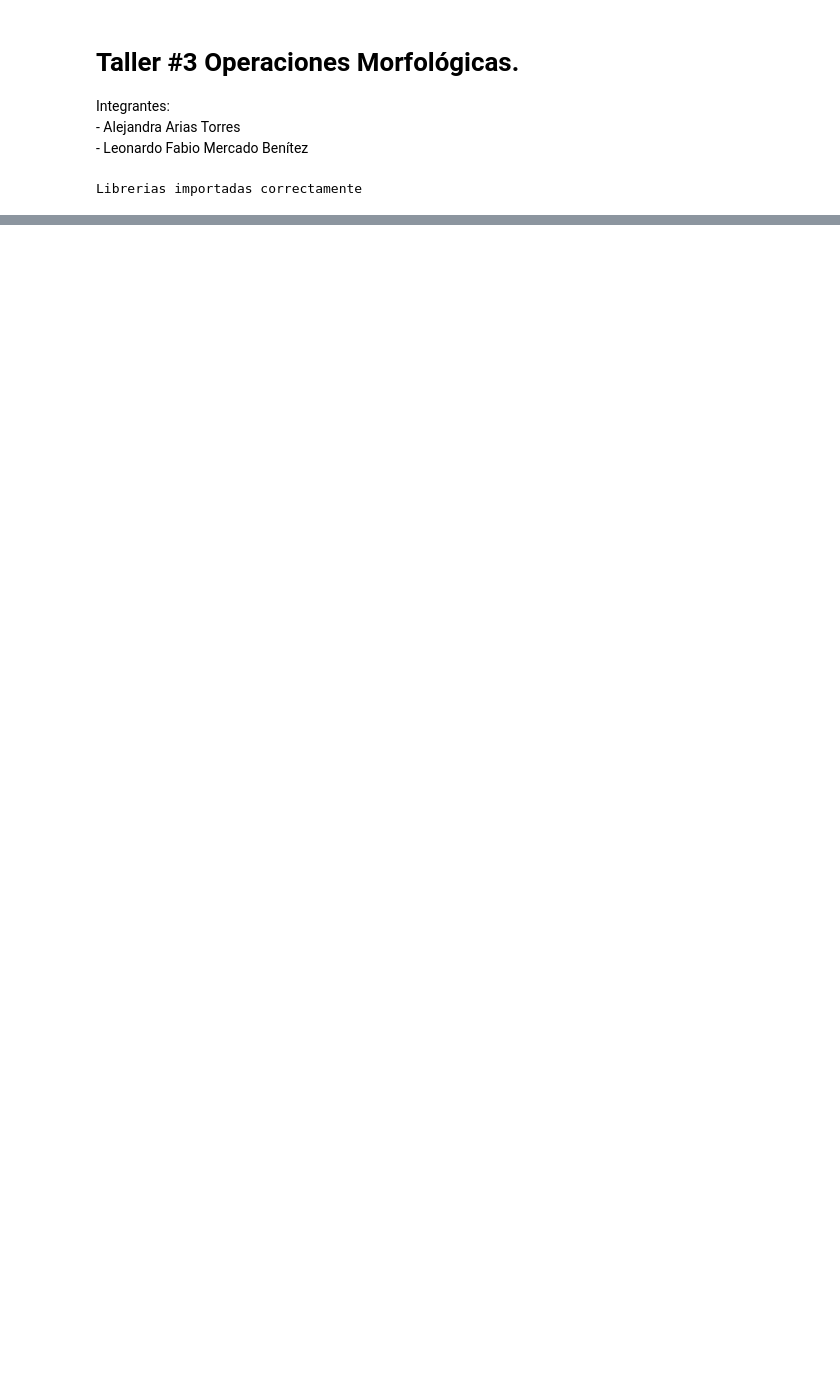
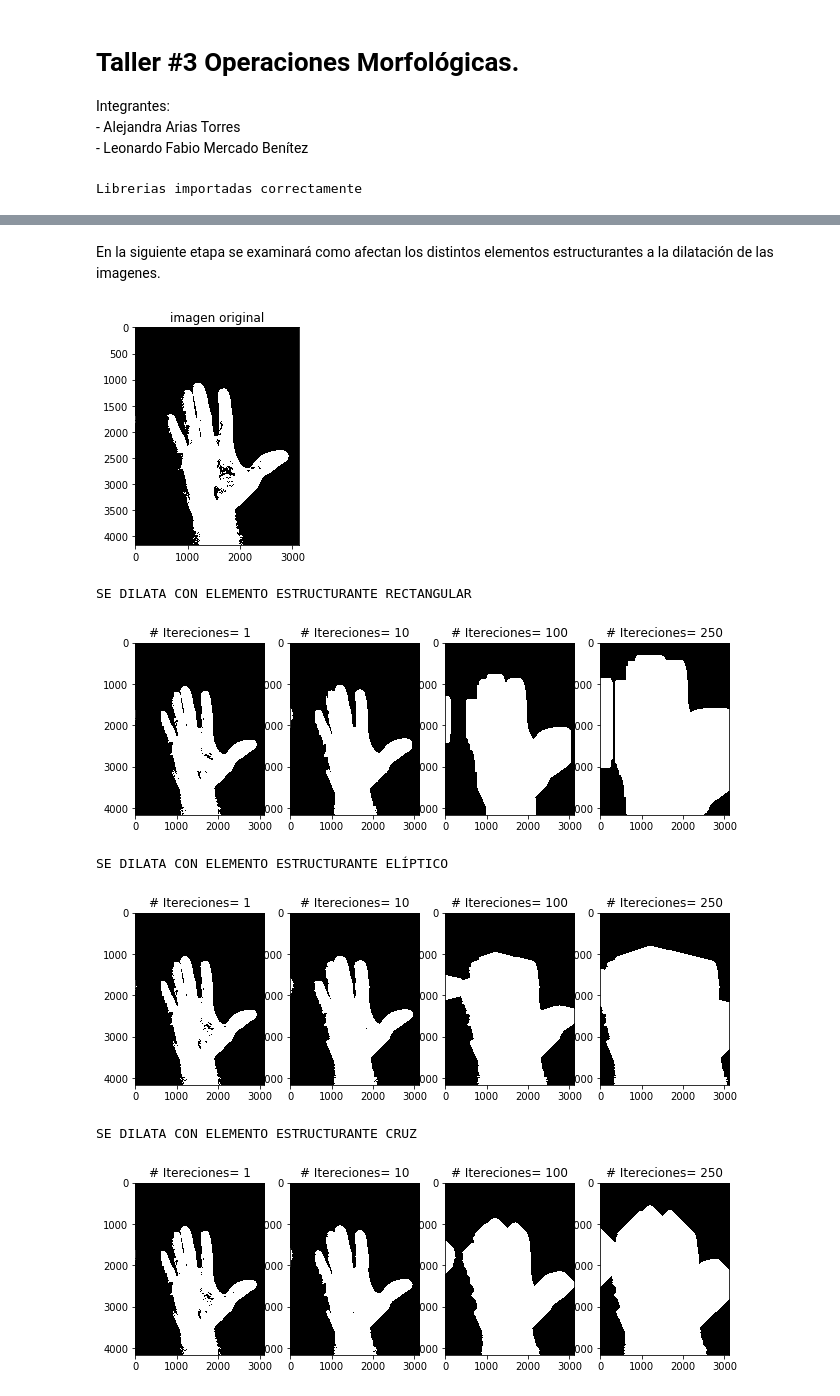
Before and after one commit to LeonardoMercado/TecIA, a Jupyter notebook: compartida de talleres/03 Taller 3 Operaciones Morfológicas/Taller 3 operaciones Morfológicas.ipynb, the cells around one changed output, grey strips where cells are left out. Saved outputs shown, nothing was run; the diff lists cells and outputs as text; code cells hidden in the pictures; blank space fills up the shorter version.

```diff
--- a/compartida de talleres/03 Taller 3 Operaciones Morfológicas/Taller 3 operaciones Morfológicas.ipynb
+++ b/compartida de talleres/03 Taller 3 Operaciones Morfológicas/Taller 3 operaciones Morfológicas.ipynb
@@ -79,0 +83,12 @@ plt.show()
+# %%
+kernel_rect = cv2.getStructuringElement(cv2.MORPH_RECT,(3,8),(1,1))
+kernel_elip = cv2.getStructuringElement(cv2.MORPH_ELLIPSE,(8,3),(1,1))
+kernel_cross = cv2.getStructuringElement(cv2.MORPH_CROSS,(5,5),(2,2))
+print('Kerner rectangular')
+print(kernel_rect)
+print('----------')
+print('Kerner elíptico')
+print(kernel_elip)
+print('----------')
+print('Kerner Cruz')
+print(kernel_cross)
@@ -79,0 +113,55 @@ plt.show()
+# %% [markdown]
+En la siguiente etapa se examinará como afectan los distintos elementos estructurantes a la dilatación de las imagenes.
+# %%
+dilatation_rect_1 = cv2.dilate(img_2_bin,kernel_rect,iterations=1)
+dilatation_elip_1 = cv2.dilate(img_2_bin,kernel_elip,iterations=1)
+dilatation_cross_1 = cv2.dilate(img_2_bin,kernel_cross,iterations=1)
+dilatation_rect_2 = cv2.dilate(img_2_bin,kernel_rect,iterations=10)
+dilatation_elip_2 = cv2.dilate(img_2_bin,kernel_elip,iterations=10)
+dilatation_cross_2 = cv2.dilate(img_2_bin,kernel_cross,iterations=10)
+dilatation_rect_3 = cv2.dilate(img_2_bin,kernel_rect,iterations=100)
+dilatation_elip_3 = cv2.dilate(img_2_bin,kernel_elip,iterations=100)
+dilatation_cross_3 = cv2.dilate(img_2_bin,kernel_cross,iterations=100)
+dilatation_rect_4 = cv2.dilate(img_2_bin,kernel_rect,iterations=250)
+dilatation_elip_4 = cv2.dilate(img_2_bin,kernel_elip,iterations=250)
+dilatation_cross_4 = cv2.dilate(img_2_bin,kernel_cross,iterations=250)
+
+
+plt.figure(1)
+plt.subplot(1,1,1), plt.imshow(img_2_bin,cmap='gray'),plt.title('imagen original')
+plt.show()
+
+plt.figure(2)
+print('SE DILATA CON ELEMENTO ESTRUCTURANTE RECTANGULAR')
+plt.subplot(1,4,1), plt.imshow(dilatation_rect_1,cmap='gray'), plt.title('# Itereciones= 1');
+plt.subplot(1,4,2), plt.imshow(dilatation_rect_2,cmap='gray'), plt.title('# Itereciones= 10');
+plt.subplot(1,4,3), plt.imshow(dilatation_rect_3,cmap='gray'), plt.title('# Itereciones= 100');
+plt.subplot(1,4,4), plt.imshow(dilatation_rect_4,cmap='gray'), plt.title('# Itereciones= 250');
+plt.subplots_adjust(right = 1.5)
+plt.show()
+
+plt.figure(3)
+print('SE DILATA CON ELEMENTO ESTRUCTURANTE ELÍPTICO')
+plt.subplot(1,4,1), plt.imshow(dilatation_elip_1,cmap='gray'), plt.title('# Itereciones= 1');
+plt.subplot(1,4,2), plt.imshow(dilatation_elip_2,cmap='gray'), plt.title('# Itereciones= 10');
+plt.subplot(1,4,3), plt.imshow(dilatation_elip_3,cmap='gray'), plt.title('# Itereciones= 100');
+plt.subplot(1,4,4), plt.imshow(dilatation_elip_4,cmap='gray'), plt.title('# Itereciones= 250')
+plt.subplots_adjust(right = 1.5)
+plt.show()
+
+plt.figure(4)
+print('SE DILATA CON ELEMENTO ESTRUCTURANTE CRUZ')
+plt.subplot(1,4,1), plt.imshow(dilatation_cross_1,cmap='gray'), plt.title('# Itereciones= 1');
+plt.subplot(1,4,2), plt.imshow(dilatation_cross_2,cmap='gray'), plt.title('# Itereciones= 10');
+plt.subplot(1,4,3), plt.imshow(dilatation_cross_3,cmap='gray'), plt.title('# Itereciones= 100')
+plt.subplot(1,4,4), plt.imshow(dilatation_cross_4,cmap='gray'), plt.title('# Itereciones= 250');
+plt.subplots_adjust(right = 1.5)
+plt.show()
+# %% [output]
+[figure, added]
+SE DILATA CON ELEMENTO ESTRUCTURANTE RECTANGULAR
+[figure, added]
+SE DILATA CON ELEMENTO ESTRUCTURANTE ELÍPTICO
+[figure, added]
+SE DILATA CON ELEMENTO ESTRUCTURANTE CRUZ
+[figure, added]
```
Also changed, not shown: parts of 39 cells of this notebook.
